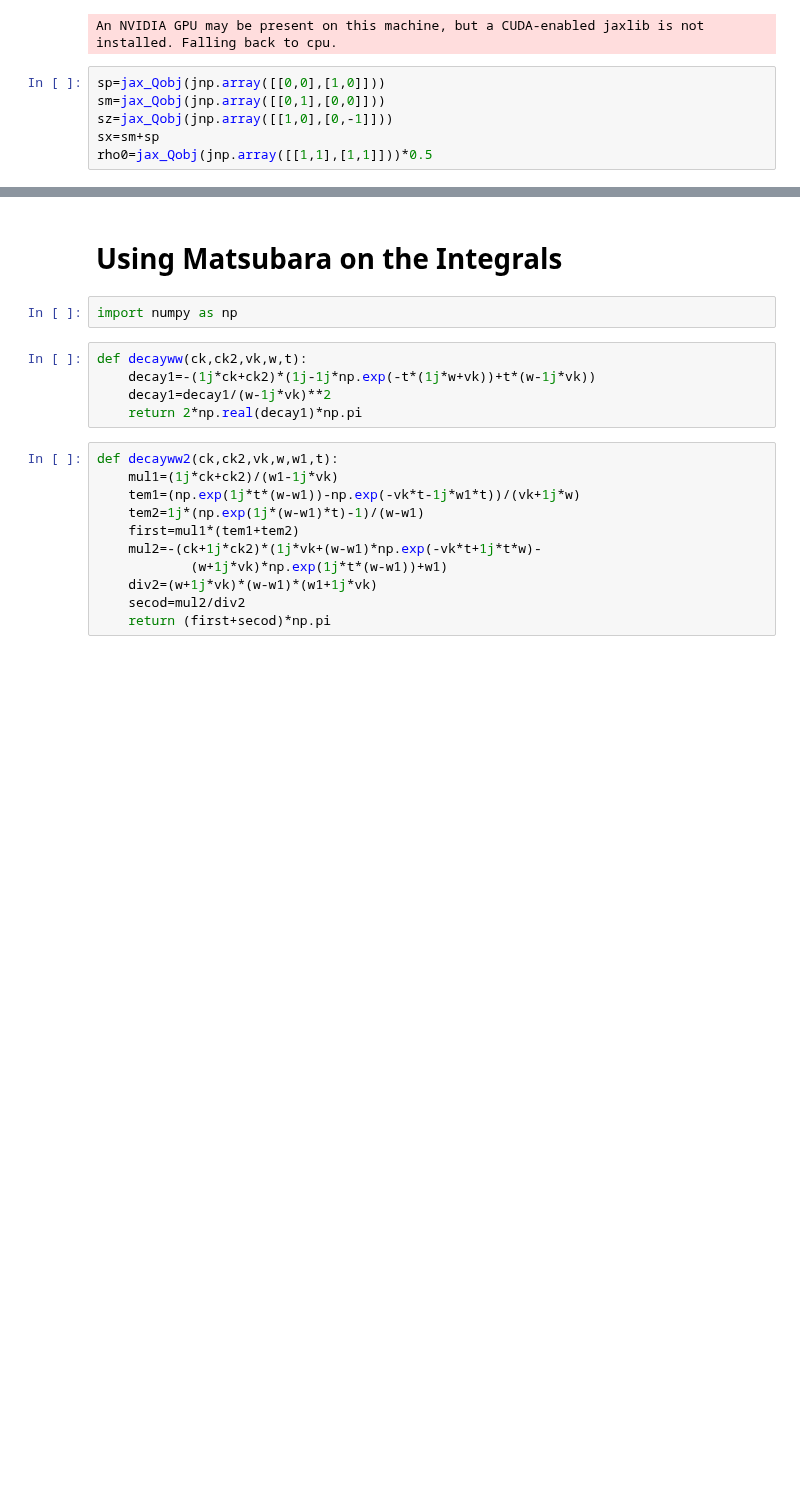
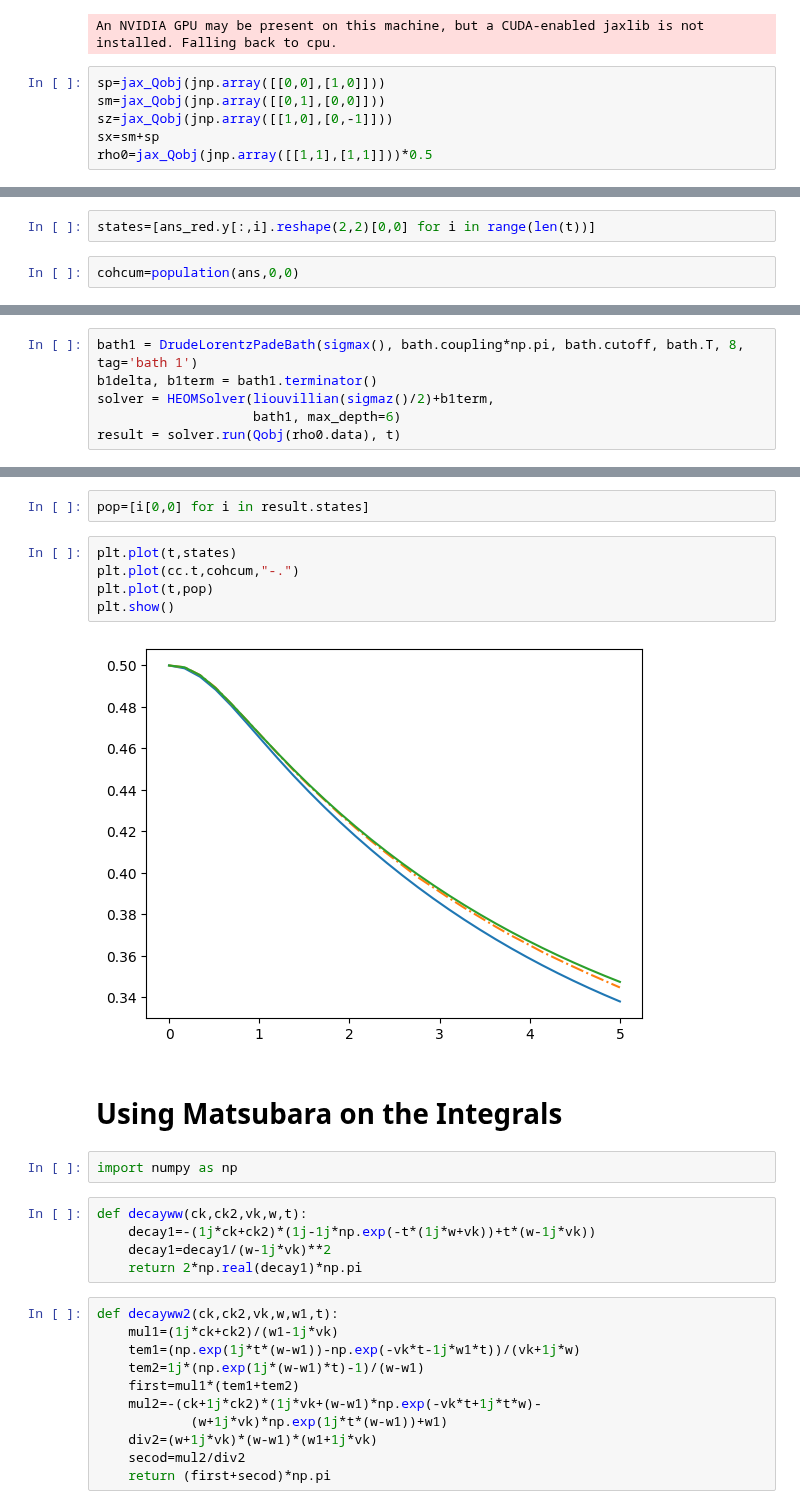
Before and after one commit to mcditoos/NonMarkovianMethods, a Jupyter notebook: nmm/cumulant/testing.ipynb, the cells around one changed output, grey strips where cells are left out. Saved outputs shown, nothing was run; the diff lists cells and outputs as text; blank space fills up the shorter version.

```diff
--- a/nmm/cumulant/testing.ipynb
+++ b/nmm/cumulant/testing.ipynb
@@ -36,0 +27,4 @@ cc=nmm.cumulant.csolve(Hsys=sz*0.5,baths=[bath],t=t,Qs=[sz],eps=1e-8,cython=True
+# %%
+states=[ans_red.y[:,i].reshape(2,2)[0,0] for i in range(len(t))]
+# %%
+cohcum=population(ans,0,0)
@@ -36,0 +37,6 @@ cc=nmm.cumulant.csolve(Hsys=sz*0.5,baths=[bath],t=t,Qs=[sz],eps=1e-8,cython=True
+# %%
+bath1 = DrudeLorentzPadeBath(sigmax(), bath.coupling*np.pi, bath.cutoff, bath.T, 8, tag='bath 1')
+b1delta, b1term = bath1.terminator()
+solver = HEOMSolver(liouvillian(sigmaz()/2)+b1term,
+                    bath1, max_depth=6)
+result = solver.run(Qobj(rho0.data), t)
@@ -37,3 +55,12 @@ cc=nmm.cumulant.csolve(Hsys=sz*0.5,baths=[bath],t=t,Qs=[sz],eps=1e-8,cython=True
+# %%
+pop=[i[0,0] for i in result.states]
+# %%
+plt.plot(t,states)
+plt.plot(cc.t,cohcum,"-.")
+plt.plot(t,pop)
+plt.show()
+# %% [output]
+[figure, added]
 # %% [markdown]
 # Using Matsubara on the Integrals
 # %%
```
Also changed, not shown: parts of 13 cells of this notebook, 2 other files.
